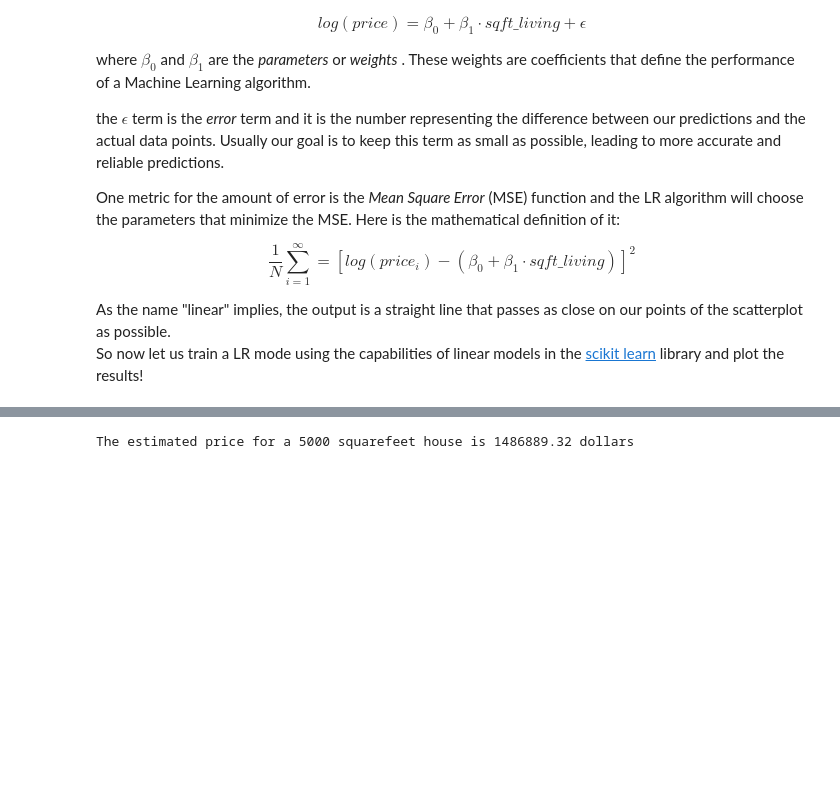
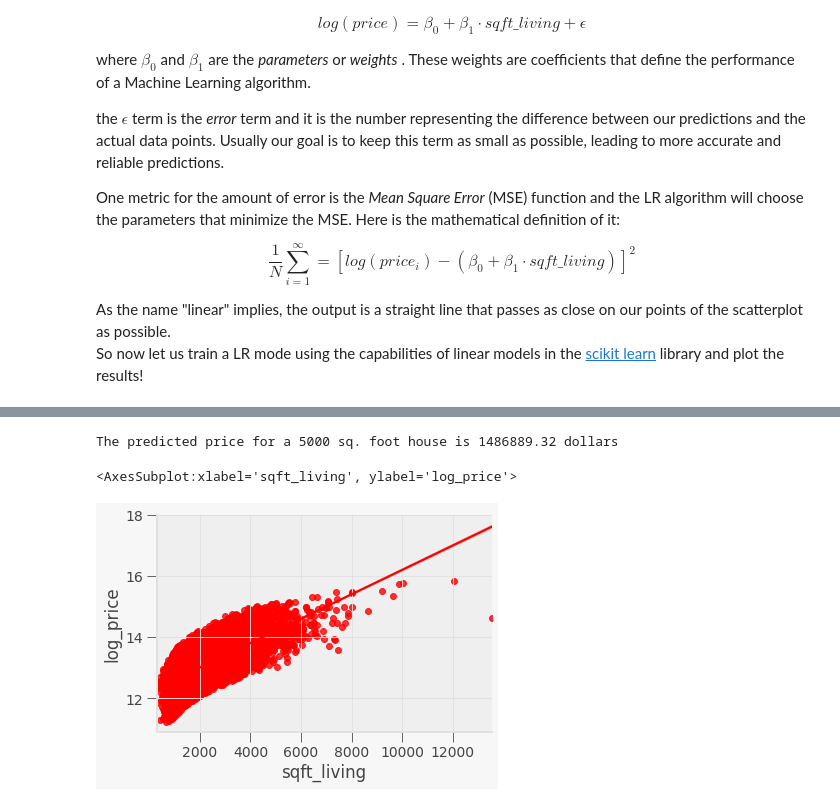
Before and after one commit to DimKapoulas/Regression-Analysis-on-Housing-Prices, a Jupyter notebook: regression_housing_prices.ipynb, the cells around one changed output, grey strips where cells are left out. Drawn from its saved outputs; the diff is of its cells as text; code cells hidden in the pictures; blank space fills up the shorter version.

Commit message:
Predicted LR on all sample datapoints. Pending scatterplot of predictions and actuall data

```diff
--- a/regression_housing_prices.ipynb
+++ b/regression_housing_prices.ipynb
@@ -153,6 +157,17 @@ So now are going to make predictions on prices and vizualy compare those predict
 # %%
+import seaborn as sns
+
 # Predict price for a 5000 sqft home. Revert "log_scale" with exponentiation
 log_sqft500 = sqft_lr_model.predict([[5000]])[0]
 print(f"The predicted price for a 5000 sq. foot house is {np.exp(log_sqft500):.2f} dollars")
+
+# Extract all data points of 'sqft_living' and make predictions
+sqft_living = X[['sqft_living']]
+log_sqft = sqft_lr_model.predict(sqft_living)
+
+# Scatterplot the results
+sns.regplot(x=sqft_living, y='log_price', data=df, color='red')
 # %% [output]
-The estimated price for a 5000 squarefeet house is 1486889.32 dollars
+The predicted price for a 5000 sq. foot house is 1486889.32 dollars
+<AxesSubplot:xlabel='sqft_living', ylabel='log_price'>
+[figure, added]
```
Also changed, not shown: parts of 3 cells of this notebook.
